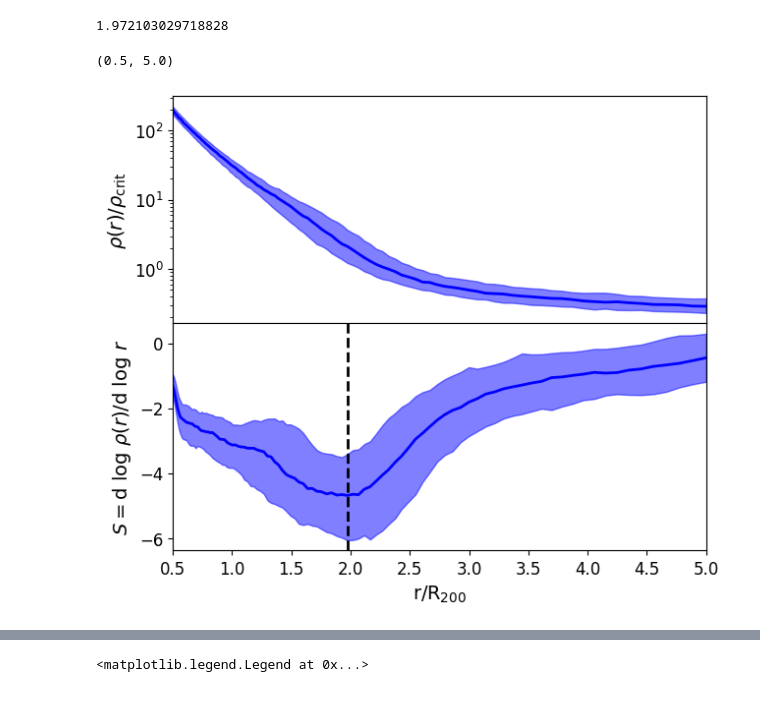
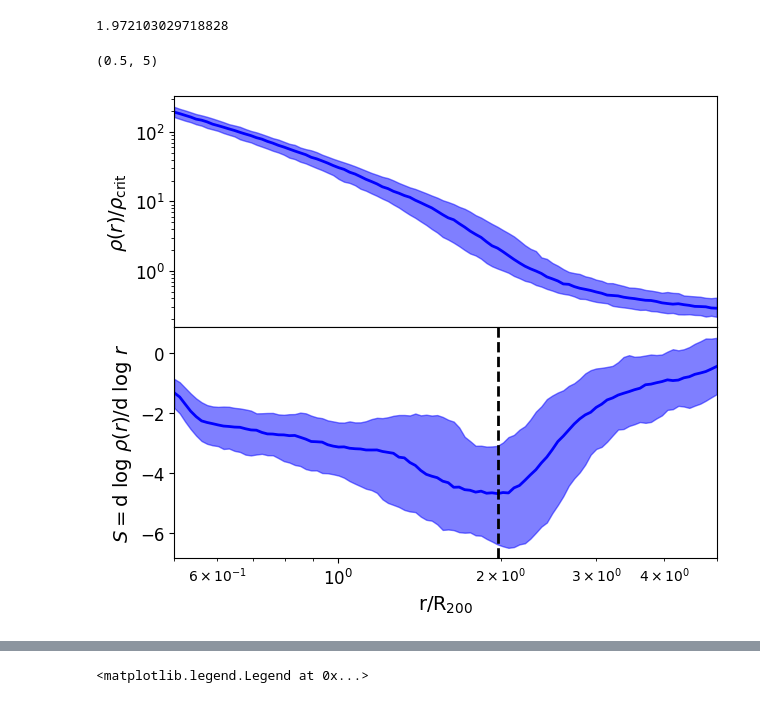
Before and after one commit to ZhangMing-1995/AnalysisTools, a Jupyter notebook: Shock_Radius/TheThreeHundred_7k.ipynb, the cells around one changed output, grey strips where cells are left out. Drawn from its saved outputs; the diff is of its cells as text; code cells hidden in the pictures.

```diff
--- a/Shock_Radius/TheThreeHundred_7k.ipynb
+++ b/Shock_Radius/TheThreeHundred_7k.ipynb
@@ -98,8 +98,8 @@ for i in range(DM_density.shape[0]):
     Rsp.append(r_splash)
 
 median_DM_density = np.median(DM_density, axis=0)
-percentile16_DM_density = np.percentile(DM_density, 16, axis=0)
-percentile84_DM_density = np.percentile(DM_density, 84, axis=0)
+percentile16_DM_density = np.percentile(DM_density, 10, axis=0)
+percentile84_DM_density = np.percentile(DM_density, 90, axis=0)
 
 ax1.plot(log_bins, median_DM_density / rhonorm, color='b', linewidth=2.0, alpha=1)
 ax1.fill_between(log_bins, percentile16_DM_density / rhonorm, percentile84_DM_density / rhonorm, color='b', alpha=0.5)
@@ -116,40 +116,40 @@ for density in DM_density:
 
 d_log_D_all = np.array(d_log_D_all)
 median_d_log_D = np.median(d_log_D_all, axis=0)
-percentile16_d_log_D = np.percentile(d_log_D_all, 16, axis=0)
-percentile84_d_log_D = np.percentile(d_log_D_all, 84, axis=0)
+percentile16_d_log_D = np.percentile(d_log_D_all, 10, axis=0)
+percentile84_d_log_D = np.percentile(d_log_D_all, 90, axis=0)
 
 ax2.plot(log_bins, median_d_log_D, color='b', linestyle='-', linewidth=2.0)
 ax2.fill_between(log_bins, percentile16_d_log_D, percentile84_d_log_D, color='b', alpha=0.5)
 
 restricted_indices = np.where((log_bins >= 0.55) & (log_bins <= 4.5))[0]
 rr = log_bins[restricted_indices]
 smoothed_d_log_D_restricted = median_d_log_D[restricted_indices]
 r_splash_index = np.argmin(smoothed_d_log_D_restricted)
 r_splash1 = rr[r_splash_index]
 ax2.axvline(x=r_splash1, color='black', linestyle='--', linewidth=2.0)
 print(r_splash1)
 
 ax1.set_ylabel(r'$\rho(r)/\rho_{\rm crit}$', fontsize=14) #{\rm Log}_{10}
-# ax1.set_xscale('log')
+ax1.set_xscale('log')
 ax1.set_yscale('log')
 ax1.set_xlim(0.5,5)
 ax1.get_xaxis().set_visible(False)
 ax1.tick_params(axis='both', which='major', labelsize=12)
 
 ax2.tick_params(axis='both', which='major', labelsize=12)
-# ax2.set_xscale('log')
+ax2.set_xscale('log')
 # ax2.set_yscale('log')
 ax2.set_xlabel(r'${\rm r/R}_{200}$', fontsize=14)
 ax2.set_ylabel(r'$S = {\rm d~log}~\rho(r) / {\rm d~log}~r$', fontsize=14)
 # ax2.set_ylabel(r'$S$')
 ax2.set_xlim(0.5,5)
 # ax2.set_ylim(-6.8,3)
 # plt.savefig("./figures/DM_splashback_radius_GIZMO_7k.png")
 # %% [output]
 1.972103029718828
-(0.5, 5.0)
+(0.5, 5)
-[figure, old version]
+[figure, new version]
 # %%
 M200 = M200_R200[:,0]
 R200 = M200_R200[:,1]
```
Also changed, not shown: parts of 19 cells of this notebook.
